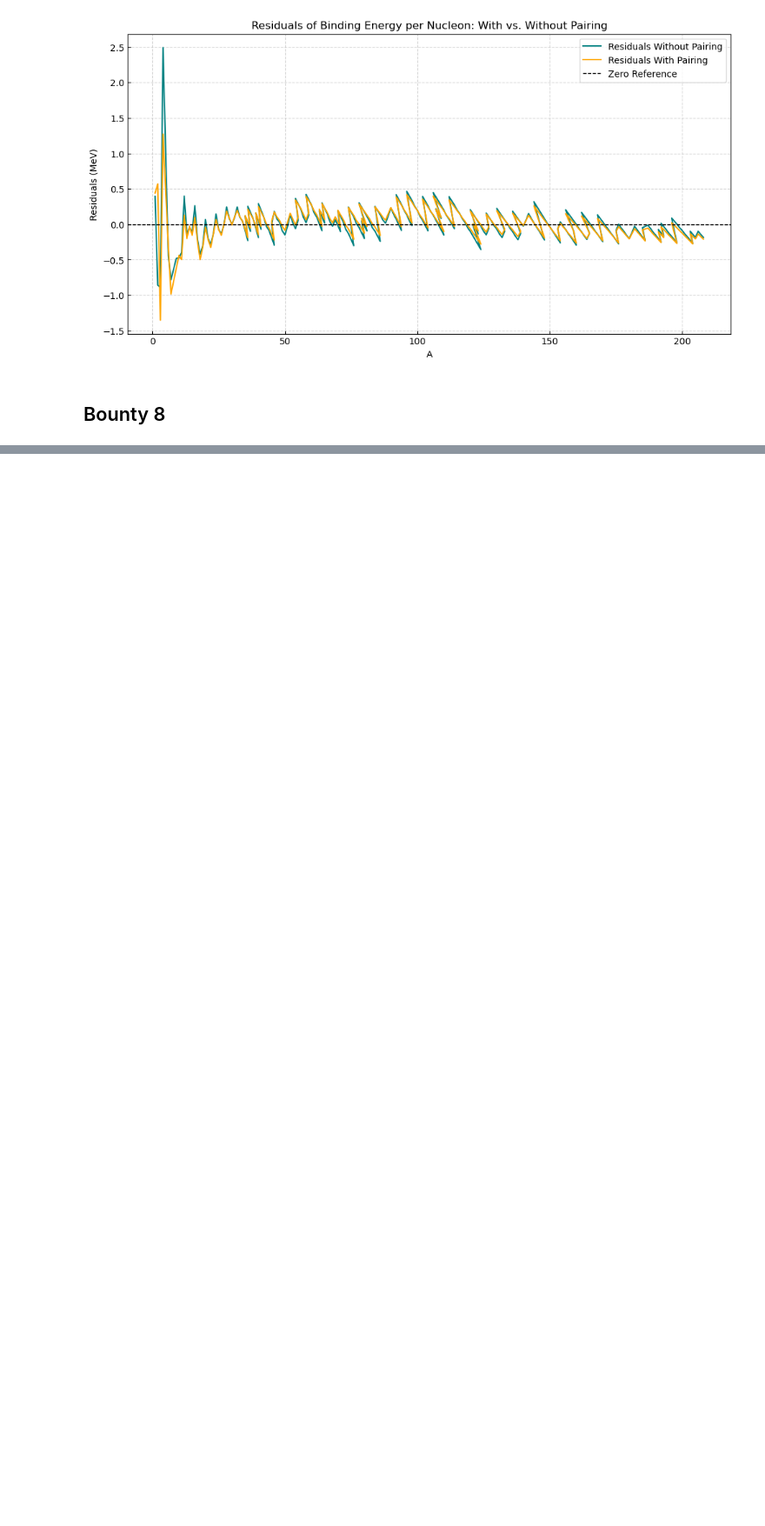
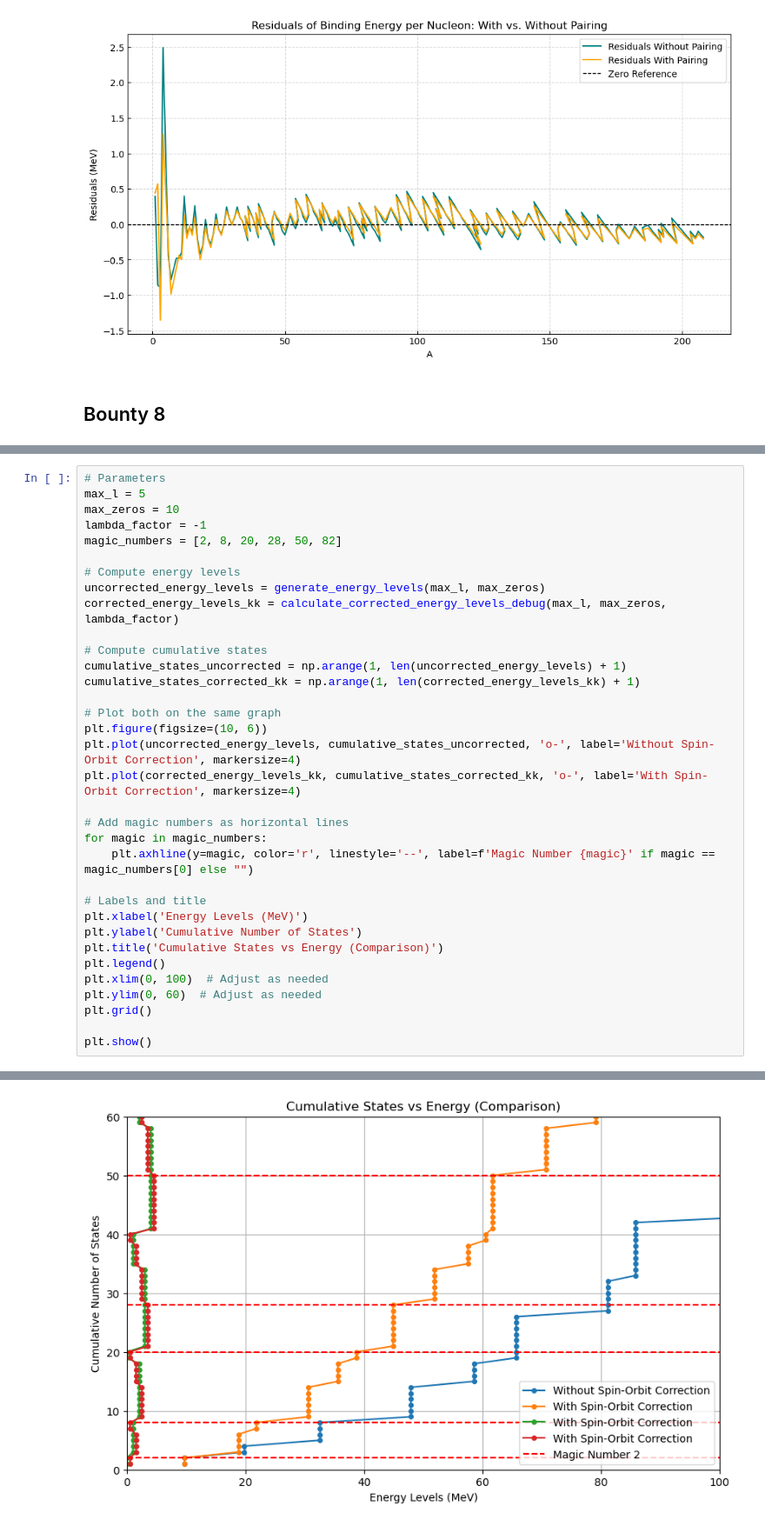
Before and after one commit to apeyron0/Bounty-Problems-Nuclei, a Jupyter notebook: bounty-problems/bounty-problems.ipynb, the cells around one changed output, grey strips where cells are left out. Shown at 87% size. Cells and saved outputs as stored; diff of their text form; blank space fills up the shorter version.

```diff
--- a/bounty-problems/bounty-problems.ipynb
+++ b/bounty-problems/bounty-problems.ipynb
@@ -500,0 +507,35 @@ plt.show()
+# %%
+# Parameters
+max_l = 5
+max_zeros = 10
+lambda_factor = -1
+magic_numbers = [2, 8, 20, 28, 50, 82]
+
+# Compute energy levels
+uncorrected_energy_levels = generate_energy_levels(max_l, max_zeros)
+corrected_energy_levels_kk = calculate_corrected_energy_levels_debug(max_l, max_zeros, lambda_factor)
+
+# Compute cumulative states
+cumulative_states_uncorrected = np.arange(1, len(uncorrected_energy_levels) + 1)
+cumulative_states_corrected_kk = np.arange(1, len(corrected_energy_levels_kk) + 1)
+
+# Plot both on the same graph
+plt.figure(figsize=(10, 6))
+plt.plot(uncorrected_energy_levels, cumulative_states_uncorrected, 'o-', label='Without Spin-Orbit Correction', markersize=4)
+plt.plot(corrected_energy_levels_kk, cumulative_states_corrected_kk, 'o-', label='With Spin-Orbit Correction', markersize=4)
+
+# Add magic numbers as horizontal lines
+for magic in magic_numbers:
+    plt.axhline(y=magic, color='r', linestyle='--', label=f'Magic Number {magic}' if magic == magic_numbers[0] else "")
+
+# Labels and title
+plt.xlabel('Energy Levels (MeV)')
+plt.ylabel('Cumulative Number of States')
+plt.title('Cumulative States vs Energy (Comparison)')
+plt.legend()
+plt.xlim(0, 100)  # Adjust as needed
+plt.ylim(0, 60)  # Adjust as needed
+plt.grid()
+
+plt.show()
+# %% [output]
@@ -500,0 +559 @@ plt.show()
+[figure, added]
```
Also changed, not shown: parts of 9 cells of this notebook.
